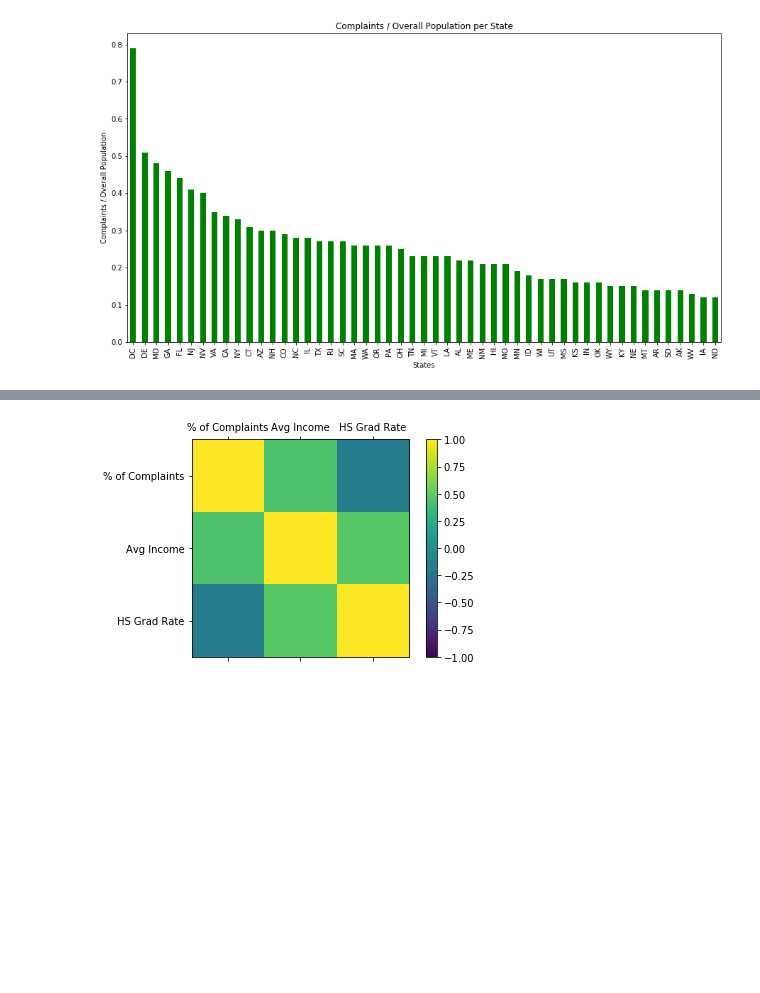
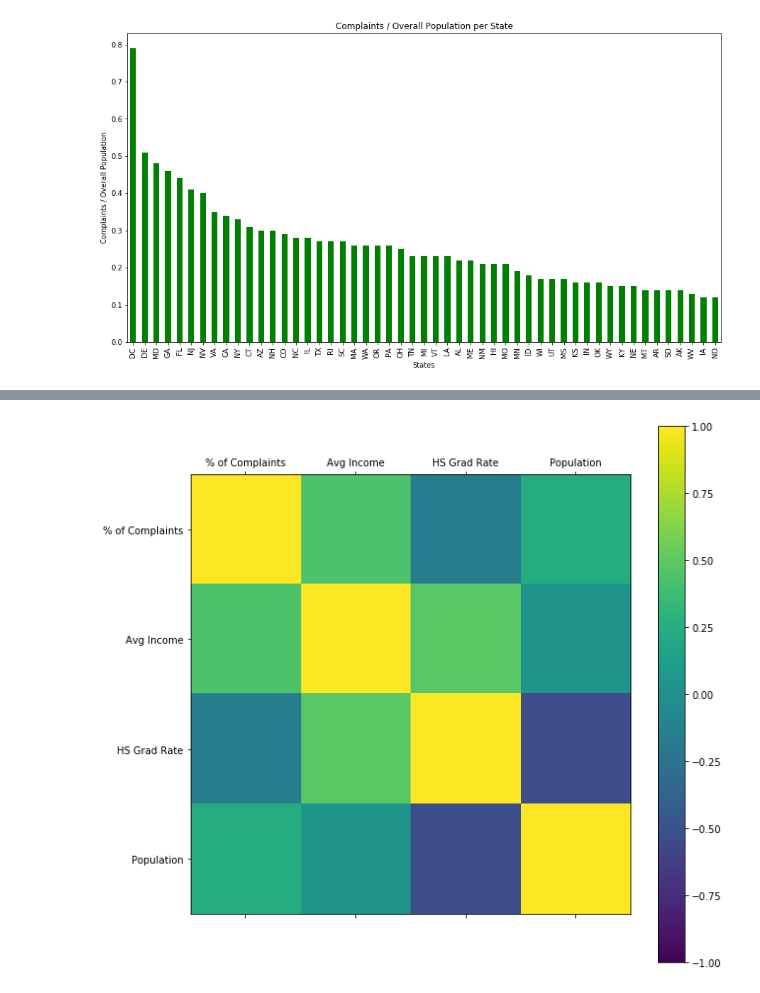
Before and after one commit to kn-lim/US-Complaints-Data-Analysis, a Jupyter notebook: FinalProject.ipynb, the cells around one changed output, grey strips where cells are left out. Cells and saved outputs as stored; diff of their text form; code cells hidden in the pictures; blank space fills up the shorter version.

Commit message:
Added Correlation Matrix

```diff
--- a/FinalProject.ipynb
+++ b/FinalProject.ipynb
@@ -482,9 +501,11 @@ def convert_to_percent(number):
     number = float(number)
     return number * 100
 # %%
+# Converting String Values to Something we can Plot
+
 df_sm = df_results[["% of Complaints", "Avg Income", "HS Grad Rate", "# of Complaints", "Population"]]
 df_sm.is_copy = None
 df_sm["% of Complaints"] = df_sm["% of Complaints"].apply(convert_to_percent)
 df_sm["Avg Income"] = df_sm["Avg Income"].apply(convert_to_float)
 df_sm["HS Grad Rate"] = df_sm["HS Grad Rate"].apply(convert_to_float)
-scatter_matrix(df_sm, alpha=1, figsize=(10, 10), diagonal='kde')
+df_sm["Population"] = df_sm["Population"].apply(convert_to_float)
@@ -503,18 +551,20 @@ array([[<matplotlib.axes._subplots.AxesSubplot object at 0x...>,
 # %%
+# Correlation Matrix
+
 # Define correlations and columns
 correlations = df_sm.corr()
-columns = ['% of Complaints', 'Avg Income', 'HS Grad Rate']
+columns = ['% of Complaints', 'Avg Income', 'HS Grad Rate', 'Population']
 
 # Plot the correlation matrix
-fig = plt.figure()
+fig = plt.figure(figsize=(10, 10))
 ax = fig.add_subplot(1, 1, 1)
 cax = ax.matshow(correlations, vmin=-1, vmax=1)
 fig.colorbar(cax)
-ticks = np.arange(0, 3, 1)
+ticks = np.arange(0, 4, 1)
 ax.set_xticks(ticks)
 ax.set_yticks(ticks)
 ax.set_xticklabels(columns)
 ax.set_yticklabels(columns)
 plt.show()
 # %% [output]
-[figure, old version]
+[figure, new version]
```
Also changed, not shown: parts of 15 cells of this notebook.
